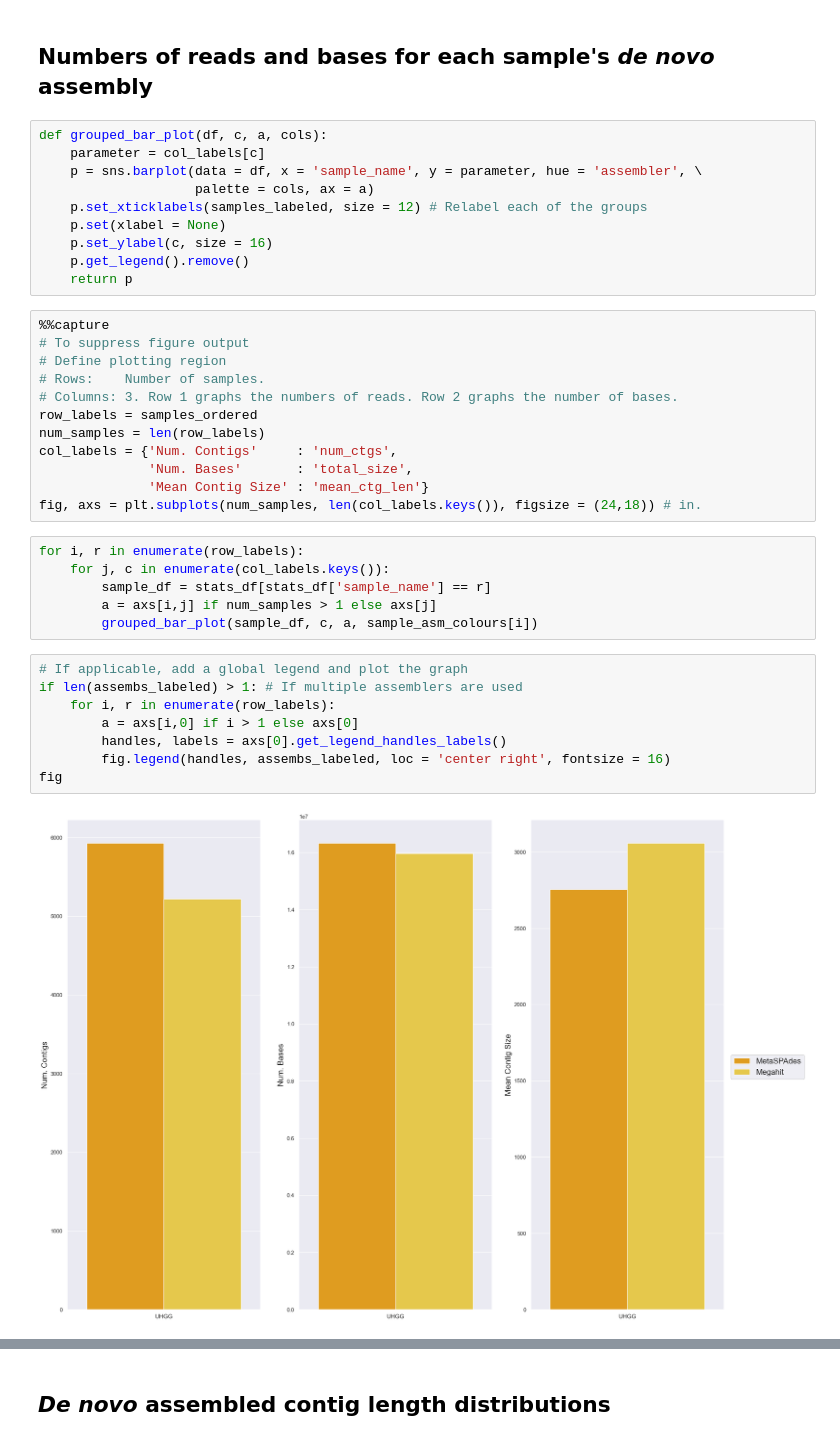
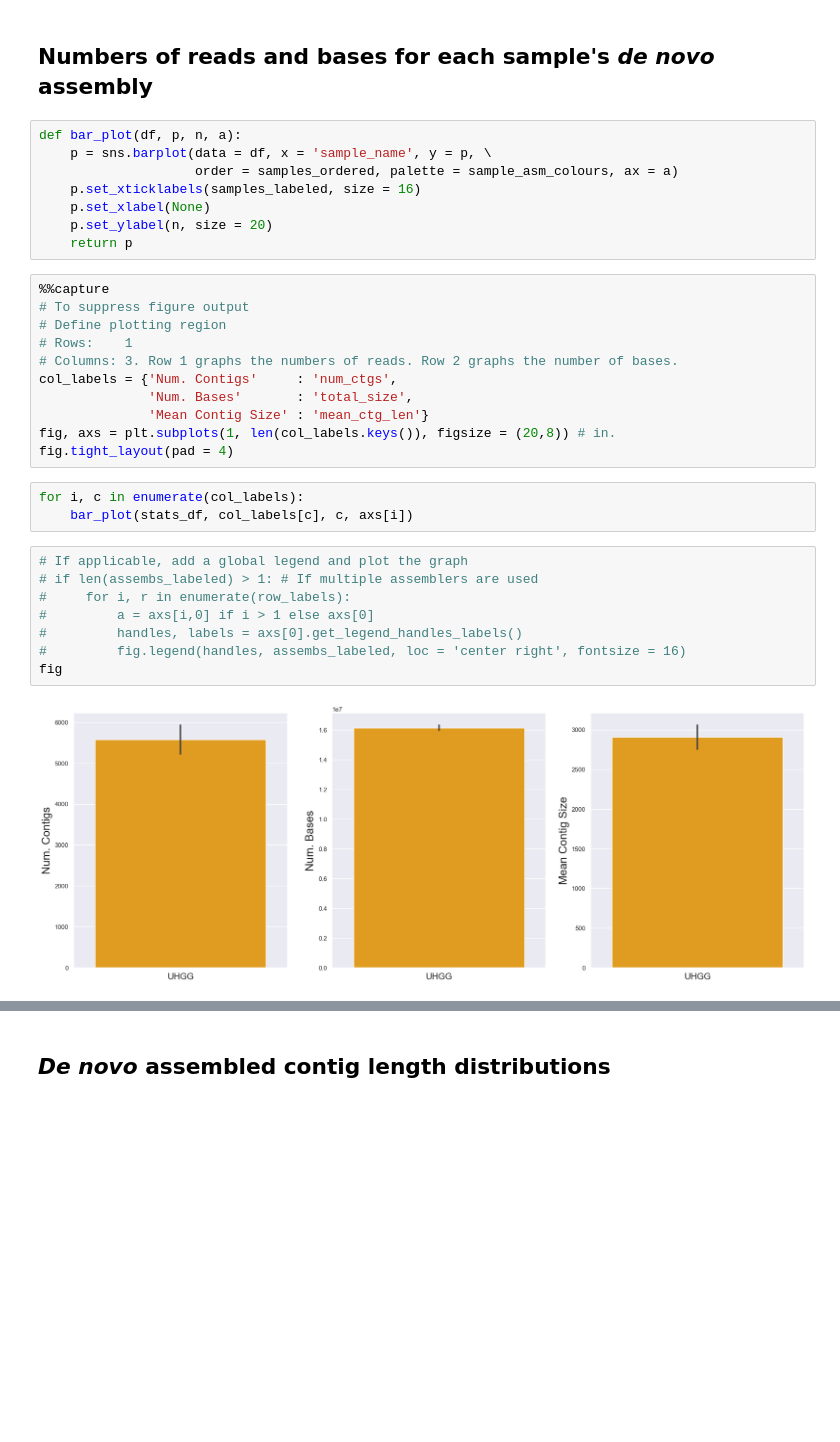
Before and after one commit to Meta-CAMP/camp_short-read-assembly, a Jupyter notebook: Dataviz.ipynb, the cells around one changed output, grey strips where cells are left out. Drawn from its saved outputs; the diff is of its cells as text; blank space fills up the shorter version.

```diff
--- a/Dataviz.ipynb
+++ b/Dataviz.ipynb
@@ -92,42 +115,36 @@ lengths_df.iloc[[1,500,1000],:]
 # %% [markdown]
 ## Numbers of reads and bases for each sample's *de novo* assembly
 # %%
-def grouped_bar_plot(df, c, a, cols):
-    parameter = col_labels[c]
-    p = sns.barplot(data = df, x = 'sample_name', y = parameter, hue = 'assembler', \
-                    palette = cols, ax = a)
-    p.set_xticklabels(samples_labeled, size = 12) # Relabel each of the groups
-    p.set(xlabel = None)
-    p.set_ylabel(c, size = 16)
-    p.get_legend().remove()
+def bar_plot(df, p, n, a):
+    p = sns.barplot(data = df, x = 'sample_name', y = p, \
+                    order = samples_ordered, palette = sample_asm_colours, ax = a)
+    p.set_xticklabels(samples_labeled, size = 16)
+    p.set_xlabel(None)
+    p.set_ylabel(n, size = 20)
     return p
 # %%
 %%capture
 # To suppress figure output
 # Define plotting region
-# Rows:    Number of samples.
+# Rows:    1
 # Columns: 3. Row 1 graphs the numbers of reads. Row 2 graphs the number of bases.
-row_labels = samples_ordered
-num_samples = len(row_labels)
 col_labels = {'Num. Contigs'     : 'num_ctgs',
               'Num. Bases'       : 'total_size',
               'Mean Contig Size' : 'mean_ctg_len'}
-fig, axs = plt.subplots(num_samples, len(col_labels.keys()), figsize = (24,18)) # in.
+fig, axs = plt.subplots(1, len(col_labels.keys()), figsize = (20,8)) # in.
+fig.tight_layout(pad = 4)
 # %%
-for i, r in enumerate(row_labels):
-    for j, c in enumerate(col_labels.keys()):
-        sample_df = stats_df[stats_df['sample_name'] == r]
-        a = axs[i,j] if num_samples > 1 else axs[j]
-        grouped_bar_plot(sample_df, c, a, sample_asm_colours[i])
+for i, c in enumerate(col_labels):
+    bar_plot(stats_df, col_labels[c], c, axs[i])
 # %%
 # If applicable, add a global legend and plot the graph
-if len(assembs_labeled) > 1: # If multiple assemblers are used
-    for i, r in enumerate(row_labels):
-        a = axs[i,0] if i > 1 else axs[0]
-        handles, labels = axs[0].get_legend_handles_labels()
-        fig.legend(handles, assembs_labeled, loc = 'center right', fontsize = 16)
+# if len(assembs_labeled) > 1: # If multiple assemblers are used
+#     for i, r in enumerate(row_labels):
+#         a = axs[i,0] if i > 1 else axs[0]
+#         handles, labels = axs[0].get_legend_handles_labels()
+#         fig.legend(handles, assembs_labeled, loc = 'center right', fontsize = 16)
 fig
 # %% [output]
-[figure, old version]
+[figure, new version]
 # %%
 # Save a large SVG without padding
```
Also changed, not shown: parts of 11 cells of this notebook, 12 other files.
